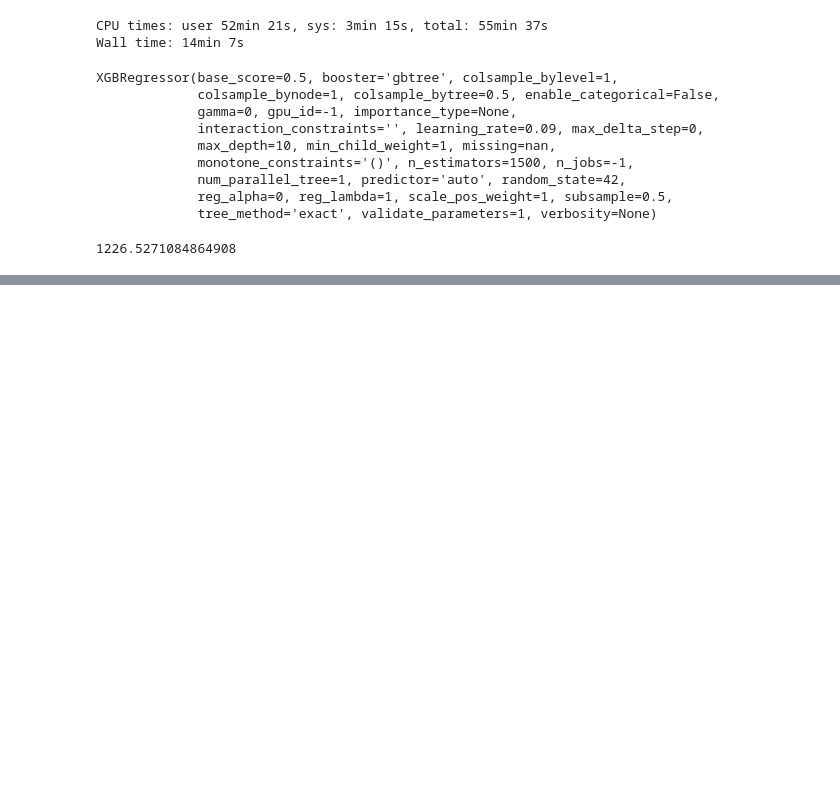
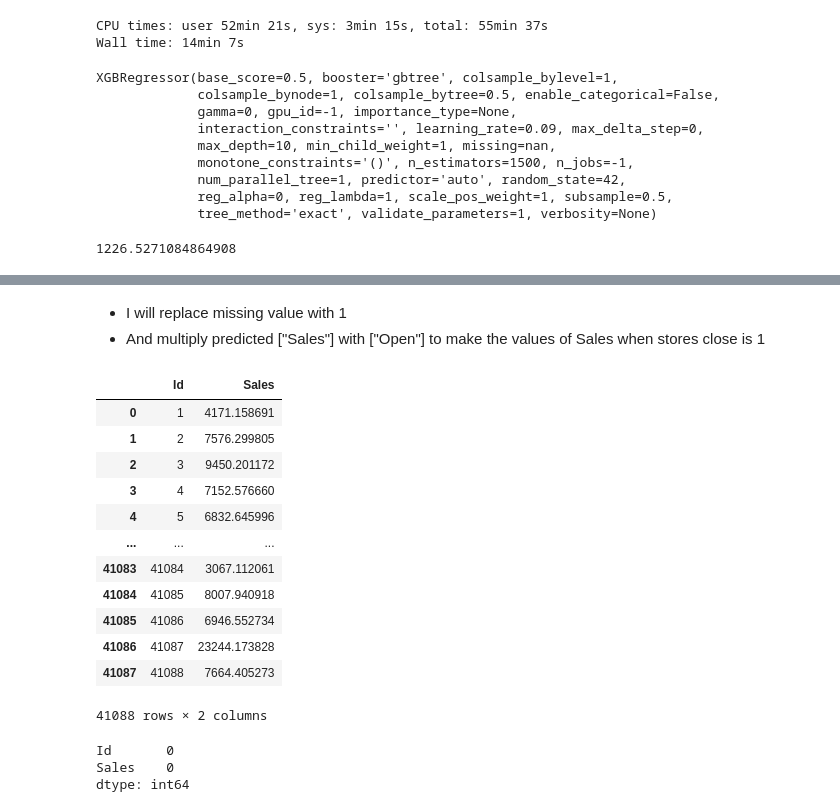
Before and after one commit to daraneeS/REGRESSION-XGBoost_Retail_Sales_Predict, a Jupyter notebook: Rossman_Store_Sale.ipynb, the cells around one changed output, grey strips where cells are left out. Saved outputs shown, nothing was run; the diff lists cells and outputs as text; code cells hidden in the pictures; blank space fills up the shorter version.

```diff
--- a/Rossman_Store_Sale.ipynb
+++ b/Rossman_Store_Sale.ipynb
@@ -1393,0 +1363,3 @@ pred_xgb_adjusted = xgb_best.predict(X_test1)
+# %%
+%%time
+model_test.fit(X_train, targets)
@@ -1393,0 +1378,2 @@ pred_xgb_adjusted = xgb_best.predict(X_test1)
+# %%
+preds_test = model_test.predict(X_test)
@@ -1393,0 +1387,2 @@ pred_xgb_adjusted = xgb_best.predict(X_test1)
+# %%
+submission_df["Sales"] = preds_test
@@ -1393,0 +1423,27 @@ pred_xgb_adjusted = xgb_best.predict(X_test1)
+# %% [markdown]
+- I will replace missing value with 1
+- And multiply predicted ["Sales"] with ["Open"] to make the values of Sales when stores close is 1
+# %%
+submission_df["Sales"] = submission_df["Sales"] * test_df["Open"].fillna(1.)
+# %%
+submission_df
+# %% [output]
+|  | Id | Sales |
+| 0 | 1 | 4171.158691 |
+| 1 | 2 | 7576.299805 |
+| 2 | 3 | 9450.201172 |
+| 3 | 4 | 7152.576660 |
+| 4 | 5 | 6832.645996 |
+| ... | ... | ... |
+| 41083 | 41084 | 3067.112061 |
+| 41084 | 41085 | 8007.940918 |
+| 41085 | 41086 | 6946.552734 |
+| 41086 | 41087 | 23244.173828 |
+| 41087 | 41088 | 7664.405273 |
+41088 rows × 2 columns
+# %%
+submission_df.isna().sum()
+# %% [output]
+Id       0
+Sales    0
+dtype: int64
```
Also changed, not shown: parts of 30 cells of this notebook, 10 other files.
